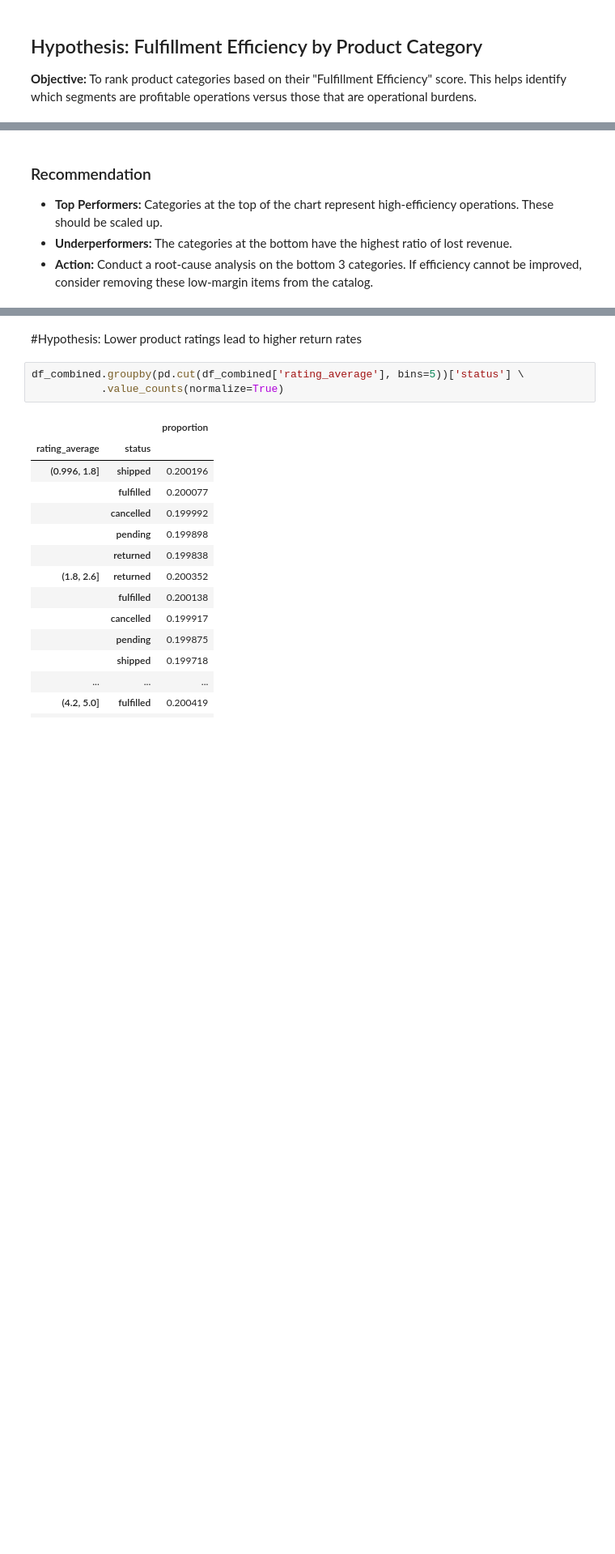
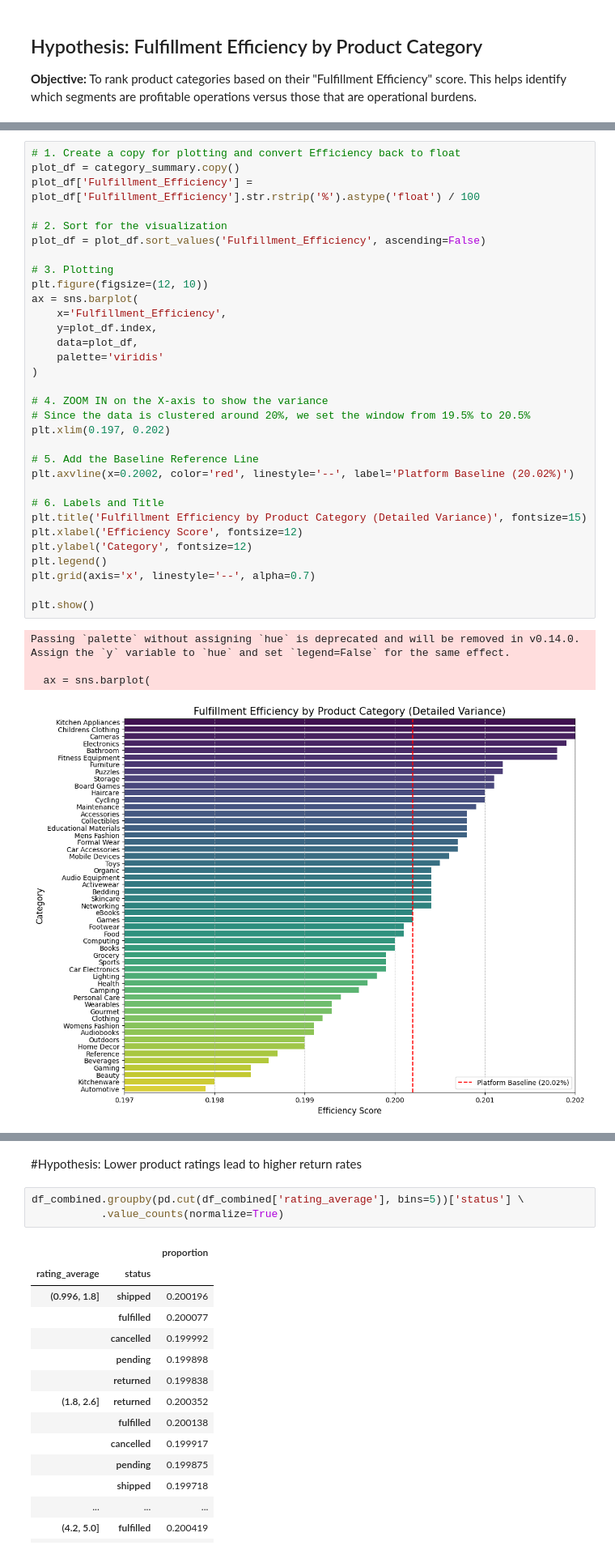
Before and after one commit to rishavvashisht823/Amazon, a Jupyter notebook: chapter_appendix-tools-for-deep-learning/jupyter.ipynb, the cells around one changed output, grey strips where cells are left out. Shown at 81% size. Saved outputs shown, nothing was run; the diff lists cells and outputs as text; blank space fills up the shorter version.

```diff
--- a/chapter_appendix-tools-for-deep-learning/jupyter.ipynb
+++ b/chapter_appendix-tools-for-deep-learning/jupyter.ipynb
@@ -393,5 +403,37 @@ plt.show()
-# %% [markdown]
-### Recommendation
-* **Top Performers:** Categories at the top of the chart represent high-efficiency operations. These should be scaled up.
-* **Underperformers:** The categories at the bottom have the highest ratio of lost revenue.
-* **Action:** Conduct a root-cause analysis on the bottom 3 categories. If efficiency cannot be improved, consider removing these low-margin items from the catalog.
+# %%
+# 1. Create a copy for plotting and convert Efficiency back to float
+plot_df = category_summary.copy()
+plot_df['Fulfillment_Efficiency'] = plot_df['Fulfillment_Efficiency'].str.rstrip('%').astype('float') / 100
+
+# 2. Sort for the visualization
+plot_df = plot_df.sort_values('Fulfillment_Efficiency', ascending=False)
+
+# 3. Plotting
+plt.figure(figsize=(12, 10))
+ax = sns.barplot(
+    x='Fulfillment_Efficiency',
+    y=plot_df.index,
+    data=plot_df,
+    palette='viridis'
+)
+
+# 4. ZOOM IN on the X-axis to show the variance
+# Since the data is clustered around 20%, we set the window from 19.5% to 20.5%
+plt.xlim(0.197, 0.202)
+
+# 5. Add the Baseline Reference Line
+plt.axvline(x=0.2002, color='red', linestyle='--', label='Platform Baseline (20.02%)')
+
+# 6. Labels and Title
+plt.title('Fulfillment Efficiency by Product Category (Detailed Variance)', fontsize=15)
+plt.xlabel('Efficiency Score', fontsize=12)
+plt.ylabel('Category', fontsize=12)
+plt.legend()
+plt.grid(axis='x', linestyle='--', alpha=0.7)
+
+plt.show()
+# %% [output]
+Passing `palette` without assigning `hue` is deprecated and will be removed in v0.14.0. Assign the `y` variable to `hue` and set `legend=False` for the same effect.
+
+  ax = sns.barplot(
+[figure, added]
```
Also changed, not shown: parts of 13 cells of this notebook.
